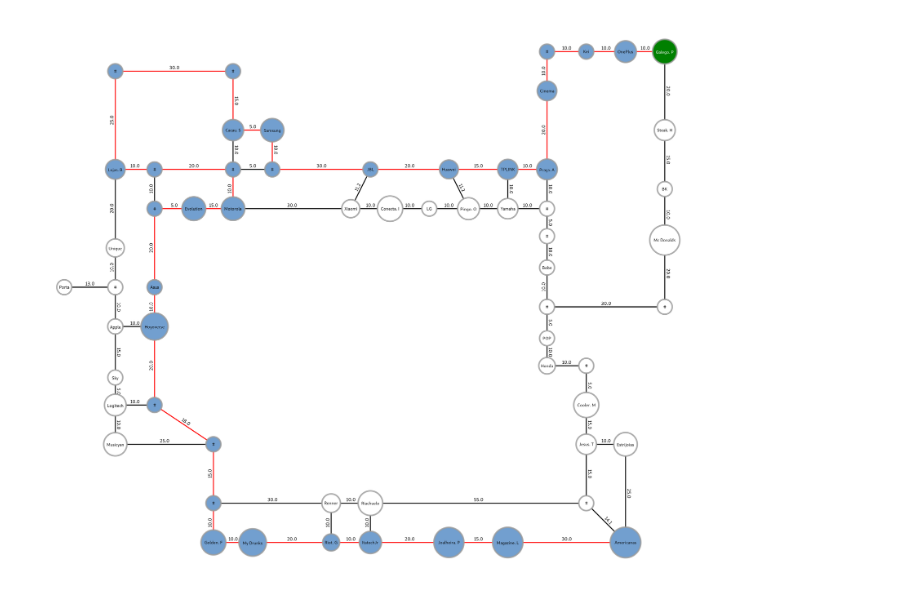
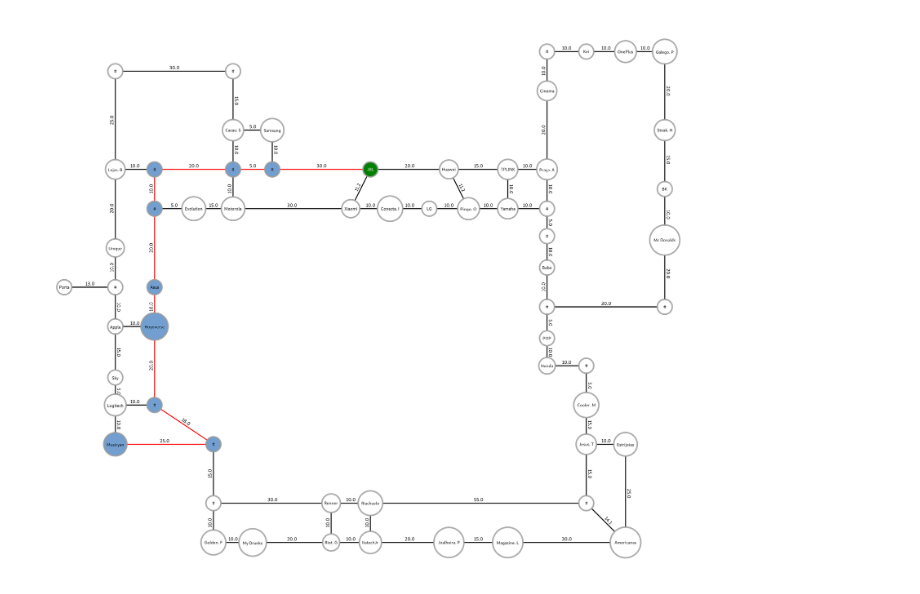
Before and after one commit to Ericles-Porty/UFS.PIBIC.Navegacao-Indoor-Offline, a Jupyter notebook: Backend/notebook/GeneratePathImage.ipynb, the cells around one changed output. Drawn from its saved outputs; the diff is of its cells as text; code cells hidden in the pictures.

Commit message:
refactor: atualizados os caminhos

```diff
--- a/Backend/notebook/GeneratePathImage.ipynb
+++ b/Backend/notebook/GeneratePathImage.ipynb
@@ -65,7 +65,7 @@ def draw_path():
     for e in g.edges():
         bfse_color[e] = "black"
 
-    id_caminho = [29, 30, 31, 32, 33, 34, 35, 36, 37, 38, 39, 40, 41, 42, 43, 44, 45, 3, 4, 5, 6, 7, 8, 9, 10, 11, 12, 13, 14, 15, 16, 17 ]
+    id_caminho = [52, 37, 38, 39, 40, 41, 45, 44, 8, 9]
 
     #Pintando o caminho
     destino = id_caminho[-1] #pegando o id do destino
@@ -73,36 +73,39 @@ def draw_path():
     g1 = gt.Graph()
     g1.set_directed(False)
     for i in range(len(id_caminho)-1):
-        e = g1.add_edge(id_caminho[i], id_caminho[i+1])
+        if id_caminho[i] > id_caminho[i+1]:#se for copiar o codigo, tem que ver o x e y de suas arestas. tem que tá do menor para o maior
+            e = g1.add_edge(id_caminho[i+1], id_caminho[i])
+        else:
+            e = g1.add_edge(id_caminho[i], id_caminho[i+1])
         edge.append(e)
 
     for e in g.edges():
         source_node, target_node = e  # Desempacota a tupla de nós da aresta
         for i in range(len(id_caminho)-1):
             source_path, target_path = edge[i]
             if source_node == source_path and target_node == target_path:
                     bfse_color[e] = "red"
 
     #pintndo os vertices de azul
     for v in g.vertices():
         if v in id_caminho: #comparando se o id do vertice esta no caminho
             bfsv_color[v] = "#729fcf" # pintando o vertice de azul
             if v == destino:
                 bfsv_color[v] = "green"
 
 
     gt.graph_draw(g, pos=v_pos,
                    vertex_text= v_name,
                    edge_text = e_distance,
                    edge_color= bfse_color,
                    edge_pen_width = 5,
                    vertex_font_size=22,
                    edge_font_size = 25,
                    vertex_size = 80,
                    vertex_shape="circle",
                    vertex_fill_color=bfsv_color,
                    output_size=(3500, 3000))
 
 draw_path()
 # %% [output]
-[figure, old version]
+[figure, new version]
```
